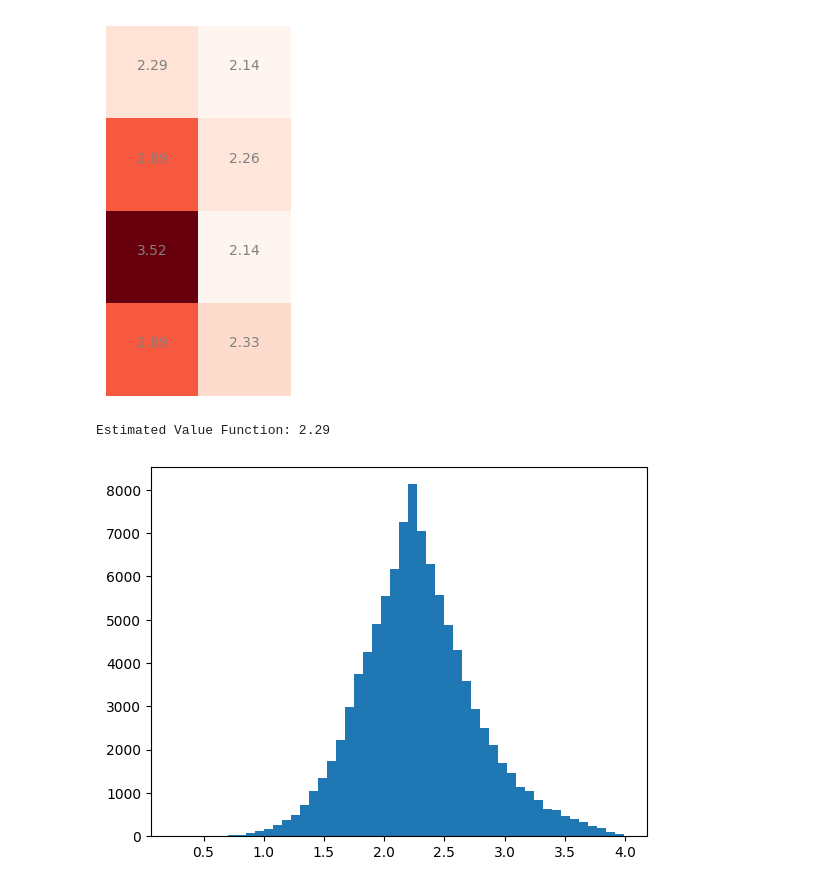
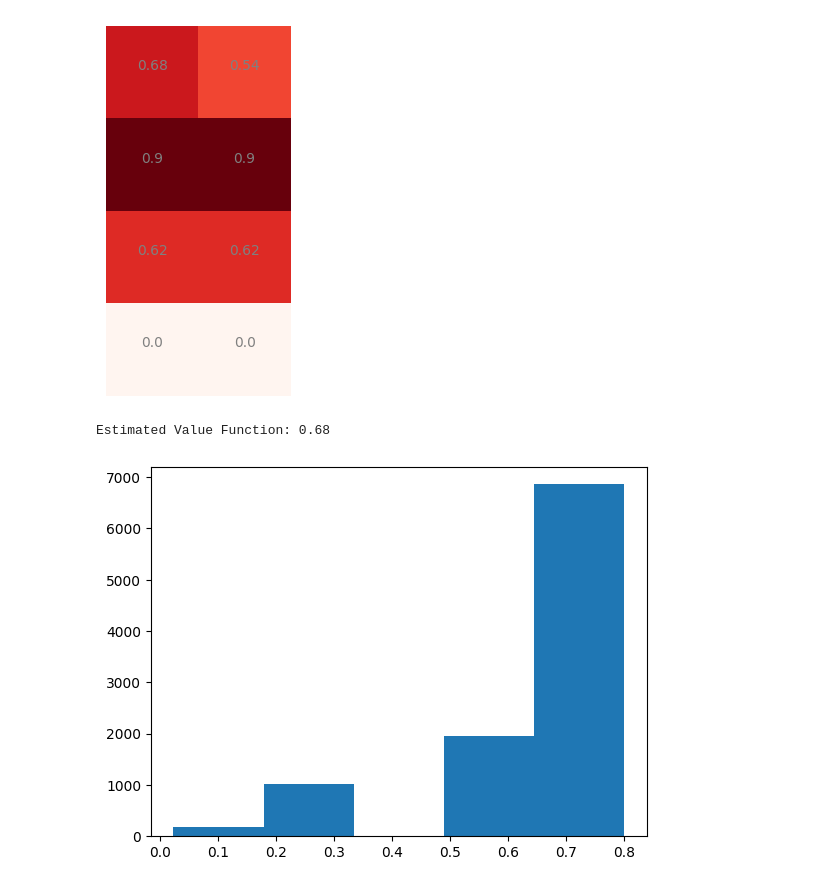
Before and after one commit to sergiorozada12/rl-basics, a Jupyter notebook: 3_markov_decision_process.ipynb, the cells around one changed output. Cells and saved outputs as stored; diff of their text form; code cells hidden in the pictures.

```diff
--- a/3_markov_decision_process.ipynb
+++ b/3_markov_decision_process.ipynb
@@ -45,6 +45,20 @@ plt.show()
 # %%
-# Recompensas para cada par estado-acción
-R = np.array([0, 0, 1, 0, 1, 0, 1, 1])
+Rr = np.array(
+    [
+        # Action 1
+        [0.0, 0.0, 0.0, 0.0],
+        [0.0, 0.0, 0.0, 1.0],
+        [0.0, 0.0, 0.0, 1.0],
+        [0.0, 0.0, 0.0, 0.0],
+        # Action 2
+        [0.0, 0.0, 0.0, 0.0],
+        [0.0, 0.0, 0.0, 1.0],
+        [0.0, 0.0, 0.0, 1.0],
+        [0.0, 0.0, 0.0, 0.0],
+    ]
+)
+
+R = np.sum(P * Rr, axis=1)
 # %%
 gamma = 0.8
 # %% [markdown]
@@ -54,10 +68,11 @@ A = np.eye(nS*nA) - gamma * PPi
 b = R
 Q = np.linalg.inv(A) @ R
 # %%
-plt.imshow(Q.reshape(nS, nA), cmap='Reds')
+Q = Q.reshape(nA, nS).T
+plt.imshow(Q, cmap='Reds')
 for i in range(nS):
     for j in range(nA):
-        q = np.around(Q.reshape(nS, nA)[i, j], 2)
+        q = np.around(Q[i, j], 2)
         plt.text(j, i, q, ha='center', va='bottom', color='gray')
 plt.axis('off')
 plt.show()
@@ -70,37 +85,40 @@ for _ in range(40):
     Q = R + gamma * PPi @ Q
     Qs.append(Q)
 # %%
-plt.imshow(Q.reshape(nS, nA), cmap='Reds')
+Q = Q.reshape(nA, nS).T
+plt.imshow(Q, cmap='Reds')
 for i in range(nS):
     for j in range(nA):
-        q = np.around(Q.reshape(nS, nA)[i, j], 2)
+        q = np.around(Q[i, j], 2)
         plt.text(j, i, q, ha='center', va='bottom', color='gray')
 plt.axis('off')
 plt.show()
 # %% [output]
-[figure, old version]
+[figure, new version]
 # %%
-N = 100000
+N = 10_000
 Gs = []
 for _ in range(N):
     G = 0
     s = 0
     a = 0
     for i in range(50):
-        r = R[s*nA + a]
+        pS = P[s + a*nS, :]
+        sp = np.random.choice(nS, p=pS)
+        ap = np.random.choice(nA, p=[0.8, 0.2])
+
+        r = Rr[s + a*nS, sp]
         G += (gamma**i) * r
 
-        pS = P[s*nA + a, :]
-        s = np.random.choice(nS, p=pS)
+        s = sp
+        a = ap
 
-        pA = Pi[s, s*nA: s*nA + nA]
-        a = np.random.choice(nA, p=pA)
     Gs.append(G)
 Q = sum(Gs) / N
 print(f"Estimated Value Function: {np.around(Q, 2)}")
 # %% [output]
-Estimated Value Function: 2.29
+Estimated Value Function: 0.68
 # %%
-plt.hist(Gs, bins=50);
+plt.hist(Gs, bins=5);
 # %% [output]
-[figure, old version]
+[figure, new version]
```
Also changed, not shown: parts of 5 cells of this notebook, 3 other files.
